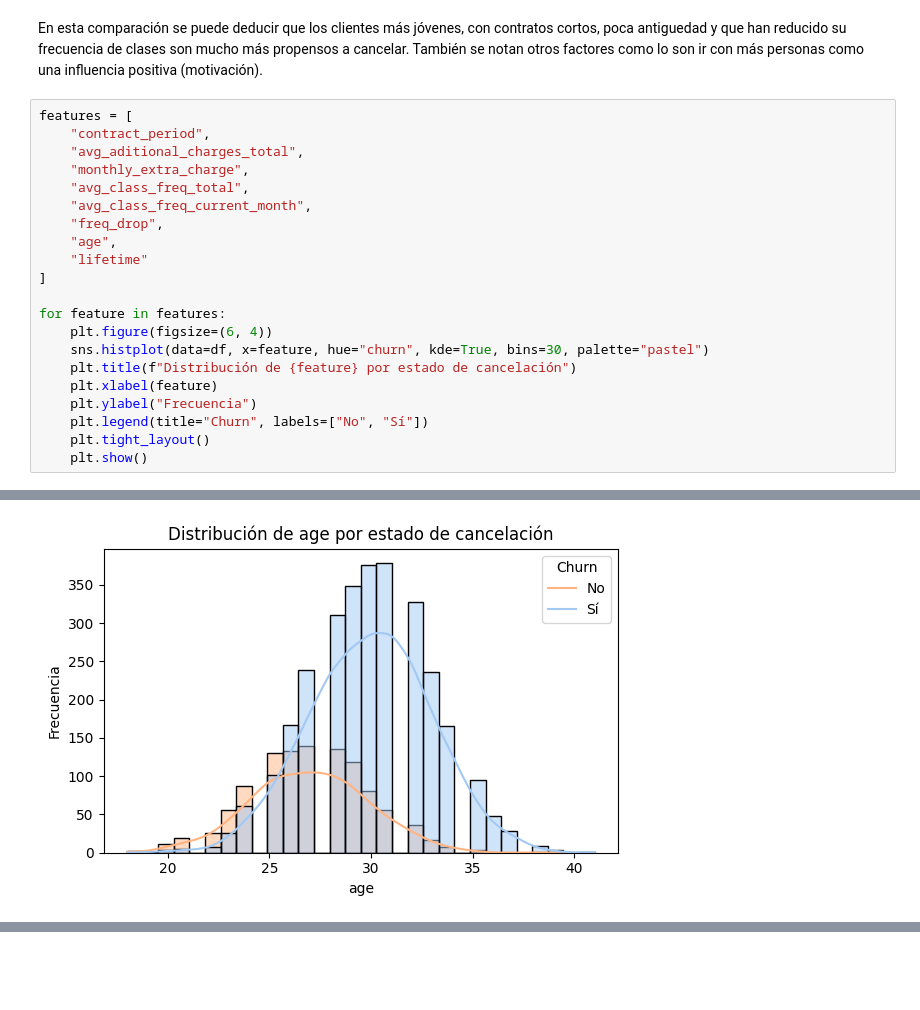
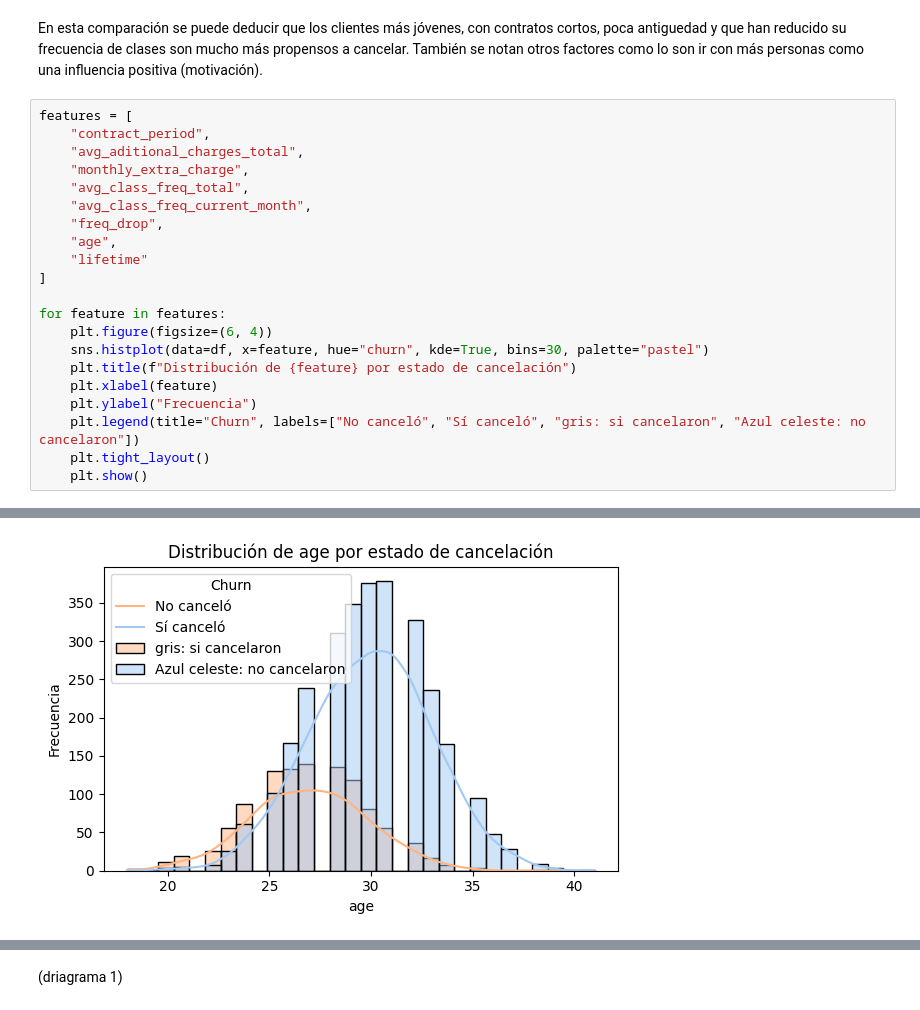
Before and after one commit to fttm-mdz/gym_churn, a Jupyter notebook: analisis/analisis_gym.ipynb, the cells around one changed output, grey strips where cells are left out. Drawn from its saved outputs; the diff is of its cells as text; blank space fills up the shorter version.

Commit message:
observaciones de diagramas 1-4

```diff
--- a/analisis/analisis_gym.ipynb
+++ b/analisis/analisis_gym.ipynb
@@ -125,7 +125,7 @@ for feature in features:
     plt.title(f"Distribución de {feature} por estado de cancelación")
     plt.xlabel(feature)
     plt.ylabel("Frecuencia")
-    plt.legend(title="Churn", labels=["No", "Sí"])
+    plt.legend(title="Churn", labels=["No canceló", "Sí canceló", "gris: si cancelaron", "Azul celeste: no cancelaron"])
     plt.tight_layout()
     plt.show()
 # %% [output]
@@ -138 +138 @@ for feature in features:
-[figure, old version]
+[figure, new version]
@@ -139,0 +140,2 @@ for feature in features:
+# %% [markdown]
+(driagrama 1)
```
Also changed, not shown: parts of 1 cell of this notebook.
